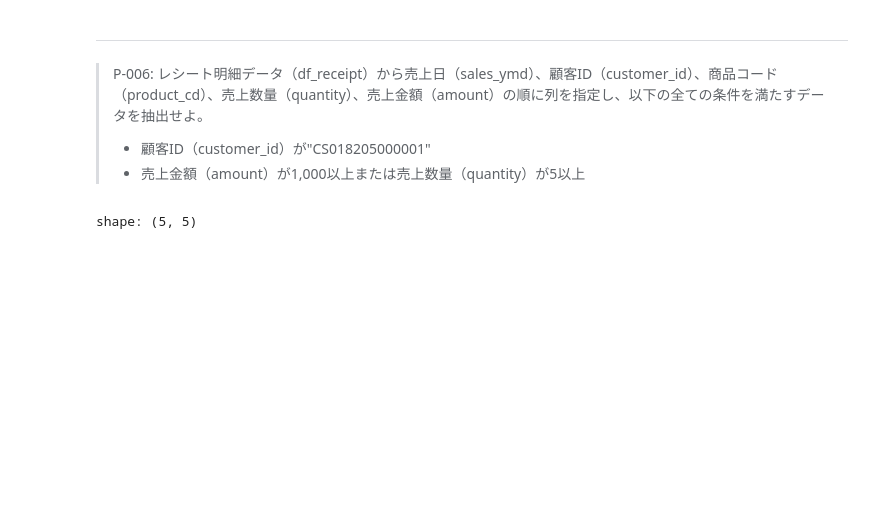
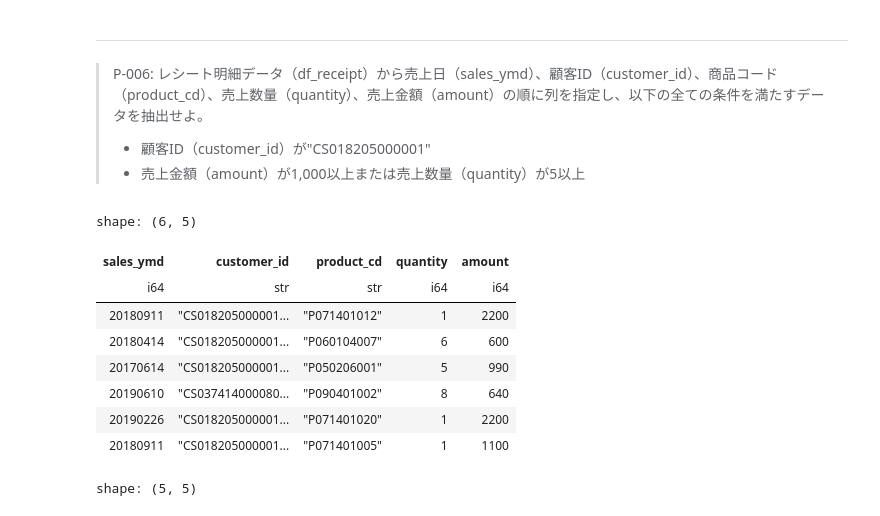
Before and after one commit to izumis007/100knocks-preprocess, a Jupyter notebook: preprocess_100knock_polars_001_050.ipynb, the cells around one changed output. Drawn from its saved outputs; the diff is of its cells as text; code cells hidden in the pictures; blank space fills up the shorter version.

```diff
--- a/preprocess_100knock_polars_001_050.ipynb
+++ b/preprocess_100knock_polars_001_050.ipynb
@@ -176,6 +262,24 @@ shape: (3, 4)
 > P-006: レシート明細データ（df_receipt）から売上日（sales_ymd）、顧客ID（customer_id）、商品コード（product_cd）、売上数量（quantity）、売上金額（amount）の順に列を指定し、以下の全ての条件を満たすデータを抽出せよ。
 > - 顧客ID（customer_id）が"CS018205000001"
 > - 売上金額（amount）が1,000以上または売上数量（quantity）が5以上
+# %%
+df_receipt.select([
+    "sales_ymd", "customer_id", "product_cd", "quantity", "amount"
+]).filter(
+    (pl.col("customer_id") == "CS018205000001") &
+    (pl.col("amount") >= 1000) |
+    (pl.col("quantity") >= 5)
+)
+# %% [output]
+shape: (6, 5)
+| sales_ymd | customer_id | product_cd | quantity | amount |
+| i64 | str | str | i64 | i64 |
+| 20180911 | "CS018205000001... | "P071401012" | 1 | 2200 |
+| 20180414 | "CS018205000001... | "P060104007" | 6 | 600 |
+| 20170614 | "CS018205000001... | "P050206001" | 5 | 990 |
+| 20190610 | "CS037414000080... | "P090401002" | 8 | 640 |
+| 20190226 | "CS018205000001... | "P071401020" | 1 | 2200 |
+| 20180911 | "CS018205000001... | "P071401005" | 1 | 1100 |
 # %%
 df_receipt.select([
     'sales_ymd', 'customer_id', 'product_cd', 'quantity', 'amount'
```
Also changed, not shown: parts of 16 cells of this notebook.
